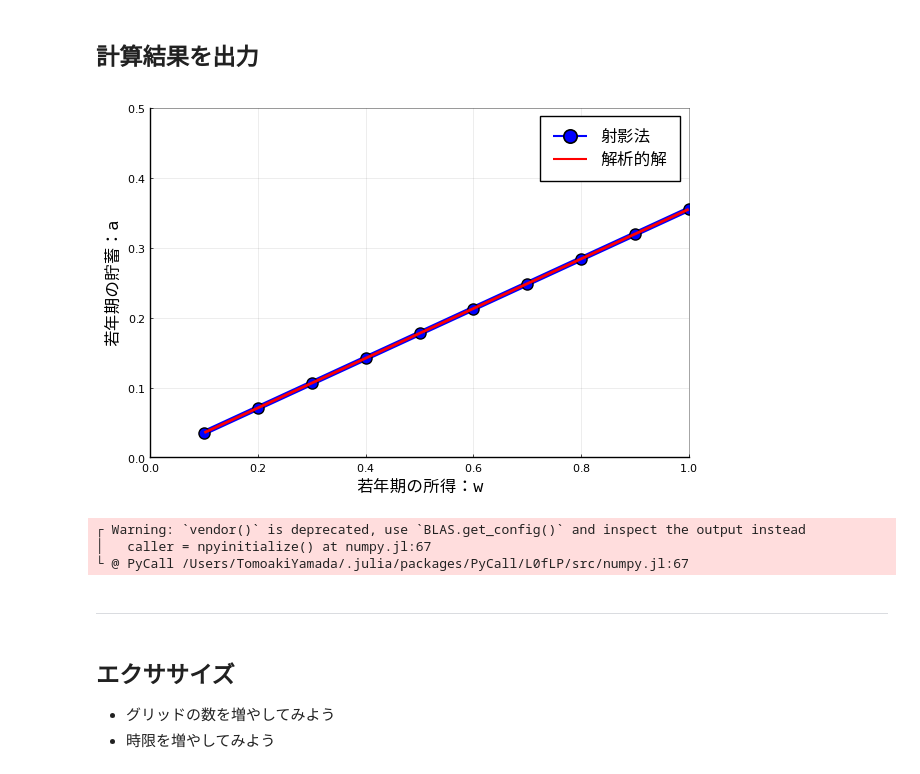
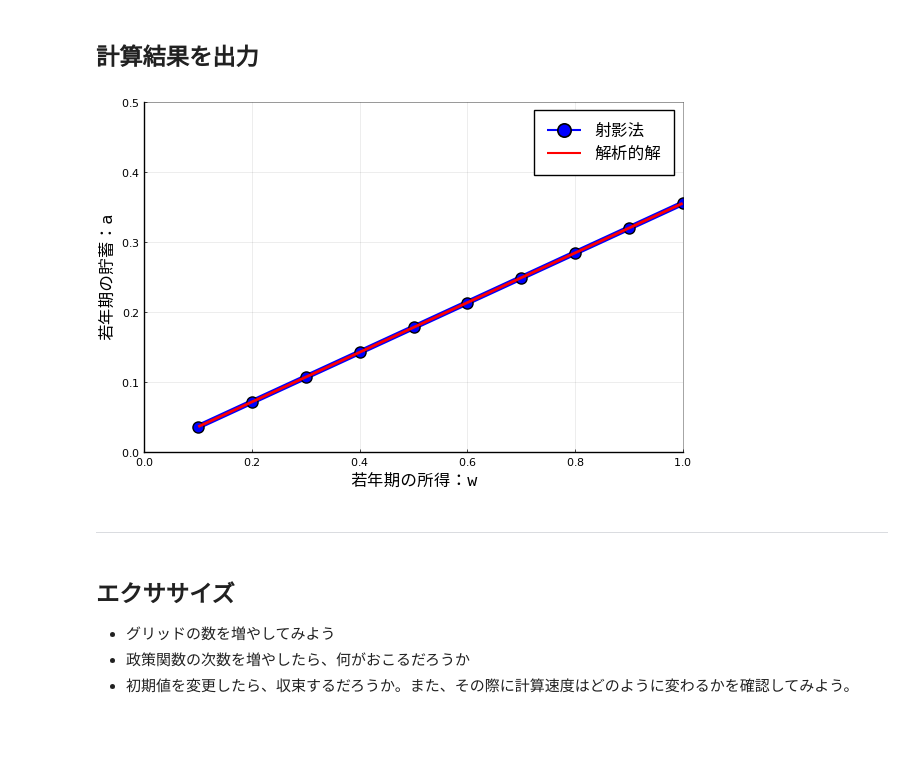
Before and after one commit to quant-macro-book/chapter2, a Jupyter notebook: Julia/Jupyter/quantmacro_chapter2_4.ipynb, the cells around one changed output. Cells and saved outputs as stored; diff of their text form; code cells hidden in the pictures; blank space fills up the shorter version.

```diff
--- a/Julia/Jupyter/quantmacro_chapter2_4.ipynb
+++ b/Julia/Jupyter/quantmacro_chapter2_4.ipynb
@@ -86,0 +167,3 @@ approx_policy
+# %%
+# ⬆で作成した関数を使って係数\thetaの下でのaを計算
+a = approx_policy(θ, params.grid_w)
@@ -86,0 +182,6 @@ approx_policy
+# %%
+# 近似したaを使って、2各wにおける1期の消費水準を計算
+c1 = params.grid_w - a
+
+# 近似したaを使って、2期の消費水準を計算
+c2 = (1.0 + params.rent)*a
@@ -88,40 +234,35 @@ approx_policy
 """
 選点に基づいてオイラー方程式の残差を返す
 
-# インプット
-`coef`:多項式の係数
+### インプット
+`coef::Vector{Float64}`:多項式の係数
 `m::Models`:パラメータを含む構造体
 
-# アウトプット
+### アウトプット
 `residual::Vector`:残差
 """
-function resid_projection(coef, params)
+function resid_projection(coef::Vector{Float64}, params::Models)
 
-    # 係数coefを使って政策関数を計算
     a = approx_policy(coef, params.grid_w)
 
-    # 各wにおける1期の消費水準を計算
     c1 = params.grid_w - a
-
-    # 2期の消費水準
     c2 = (1.0 + params.rent)*a
 
-    ng = length(c1) # 次元を取り出す
-    mu1 = zeros(ng) #1期における限界効用
-    mu2 = similar(mu1) #2期における限界効用
-    resid = similar(mu1) #残差
+    mu1 = zeros(params.nw)
+    mu2 = similar(mu1)
+    resid = similar(mu1)
 
-    for i in 1:ng
+    for i = 1:params.nw
         if c1[i] > 0.0
             mu1[i] = mu_CRRA(c1[i], params.γ)
         else
-            mu1[i] = 10000.0 #負の消費に対するペナルティ
+            mu1[i] = 10000.0
         end
 
         if c2[i] > 0.0
             mu2[i] = mu_CRRA(c2[i], params.γ)
         else
-            mu2[i] = 10000.0 #負の消費に対するペナルティ
+            mu2[i] = 10000.0
         end
         resid[i] = params.β*(1.0 + params.rent)*(mu2[i]/mu1[i]) - 1.0
     end
@@ -132,0 +283,6 @@ resid_projection
+# %%
+# レーベンバーグ・マルカート法で非線形最小二乗法を行う
+# LeastSquaresOptim.jl パッケージを利用：QuantEcon参照
+
+θ_init = [0.1, 0.35] # 初期値を適当に与える
+res = LeastSquaresOptim.optimize(resid_projection!, θ_init, LevenbergMarquardt())
@@ -179,32 +368,30 @@ a_cfs = coef2*params.grid_w;
 # %%
 plt = plot(params.grid_w, res[3],
     color = :blue,
     marker = :circle,
     legend = :topright,
     xlims = (0, 1.0),
     ylims = (0, 0.5),
     label = ("射影法"),
     xlabel = ("若年期の所得：w"),
     ylabel = ("若年期の貯蓄：a"),
     linewidth = 4,
     markersize = 8,
     titlefont = font("HackGen35Nerd", 12),
     guidefont = font("HackGen35Nerd", 12),
     tickfont = font("HackGen35Nerd", 8),
     legend_font_family = ("HackGen35Nerd"),
     legendfontsize = 12,
     framestyle = :semi
 )
 plot!(params.grid_w, a_cfs, linewidth = 2, color = :red, label="解析的解")
-savefig("Fig2_pol_projection_method.pdf")
+#savefig("Fig2_pol_projection_method.pdf")
 # %% [output]
-[figure, old version]
+[figure, new version]
-┌ Warning: `vendor()` is deprecated, use `BLAS.get_config()` and inspect the output instead
-│   caller = npyinitialize() at numpy.jl:67
-└ @ PyCall /Users/TomoakiYamada/.julia/packages/PyCall/L0fLP/src/numpy.jl:67
 # %% [markdown]
 ---
 # %% [markdown]
 ## エクササイズ
 * グリッドの数を増やしてみよう
-* 時限を増やしてみよう
+* 政策関数の次数を増やしたら、何がおこるだろうか
+* 初期値を変更したら、収束するだろうか。また、その際に計算速度はどのように変わるかを確認してみよう。
```
Also changed, not shown: parts of 27 cells of this notebook, 12 other files.
